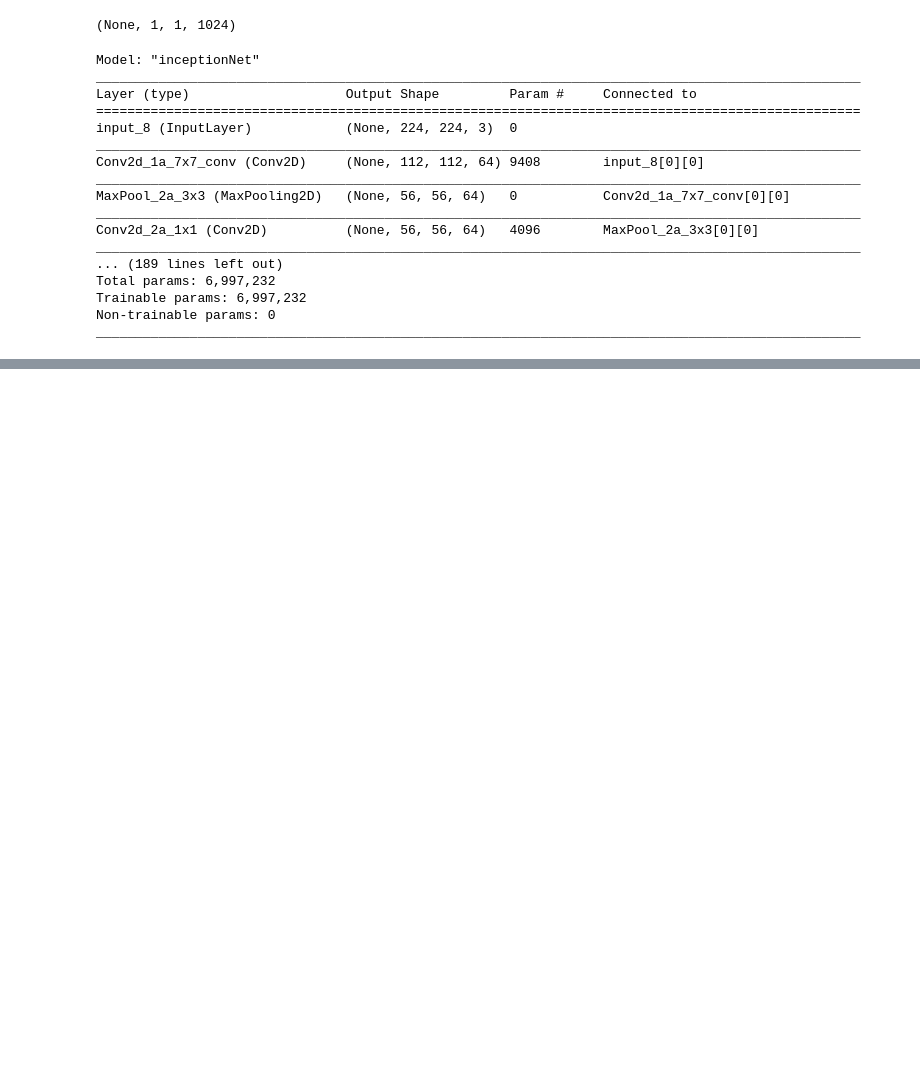
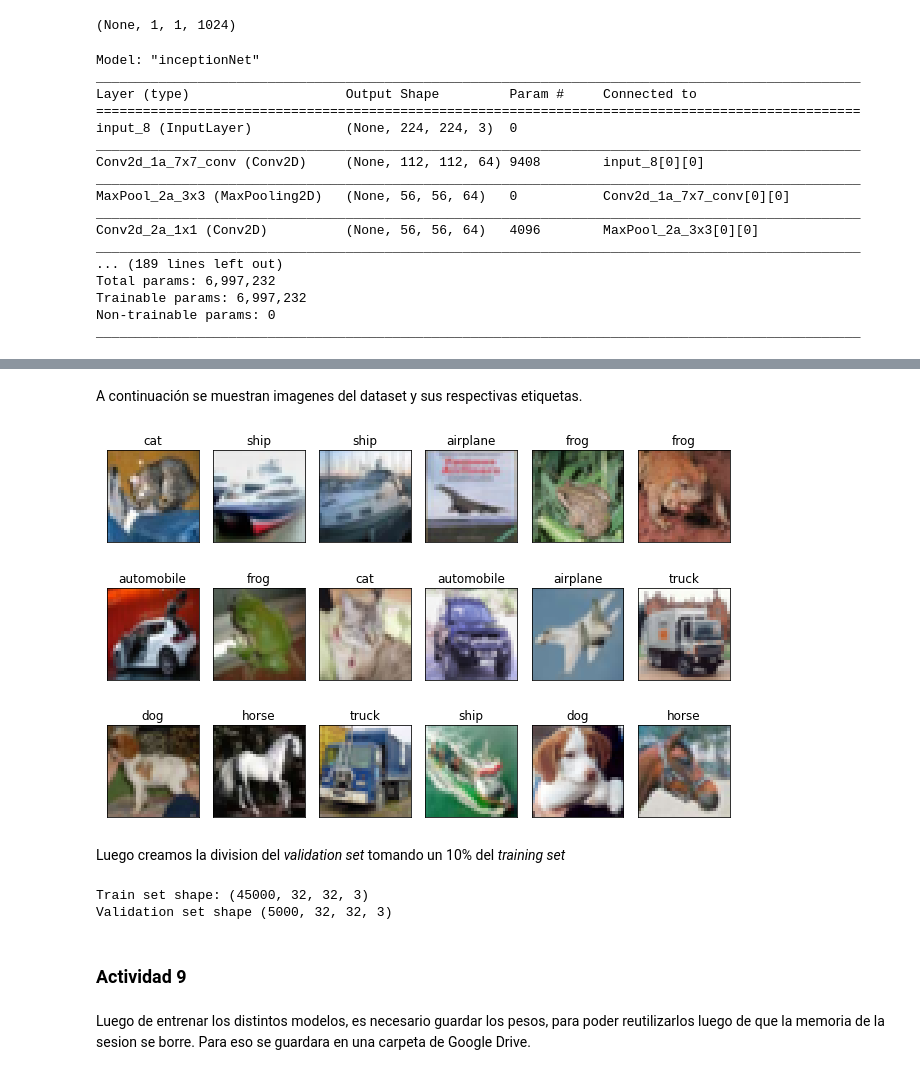
Before and after one commit to fipaniagua/IIC3697-Deep-Learning, a Jupyter notebook: CNN Inception with Keras/HW1.ipynb, the cells around one changed output, grey strips where cells are left out. Saved outputs shown, nothing was run; the diff lists cells and outputs as text; code cells hidden in the pictures; blank space fills up the shorter version.

```diff
--- a/CNN Inception with Keras/HW1.ipynb
+++ b/CNN Inception with Keras/HW1.ipynb
@@ -161,0 +267,43 @@ ________________________________________________________________________________
+# %% [markdown]
+A continuación se muestran imagenes del dataset y sus respectivas etiquetas.
+# %%
+from keras.datasets import cifar10
+
+(x_train, y_train), (x_test, y_test) = cifar10.load_data()
+# %%
+import matplotlib.pyplot as plt
+
+labels_map = ["airplane", "automobile", "bird", "cat", "deer",
+              "dog", "frog", "horse", "ship", "truck"]
+
+fig, axs = plt.subplots(nrows=3, ncols=6, figsize=(9, 6),
+                        subplot_kw={'xticks': [], 'yticks': []})
+
+for ax, sample_index in zip(axs.flat, list(range(18))):
+    ax.imshow(x_test[sample_index], interpolation='none')
+    ax.set_title(labels_map[y_test[sample_index][0]])
+
+plt.tight_layout()
+plt.show()
+# %% [output]
+[figure, added]
+# %% [markdown]
+Luego creamos la division del *validation set* tomando un 10% del *training set*
+# %%
+from sklearn.model_selection import train_test_split
+
+# Convert class vectors to binary class matrices.
+y_train = keras.utils.to_categorical(y_train, 10)
+y_test = keras.utils.to_categorical(y_test, 10)
+
+#split a validation set from the training set
+x_train, x_validation, y_train, y_validation = train_test_split(x_train, y_train, test_size=0.1)
+print("Train set shape:", x_train.shape)
+print("Validation set shape", x_validation.shape)
+# %% [output]
+Train set shape: (45000, 32, 32, 3)
+Validation set shape (5000, 32, 32, 3)
+# %% [markdown]
+### Actividad 9
+# %% [markdown]
+Luego de entrenar los distintos modelos, es necesario guardar los pesos, para poder reutilizarlos luego de que la memoria de la sesion se borre. Para eso se guardara en una carpeta de Google Drive.
```
Also changed, not shown: parts of 75 cells of this notebook.
